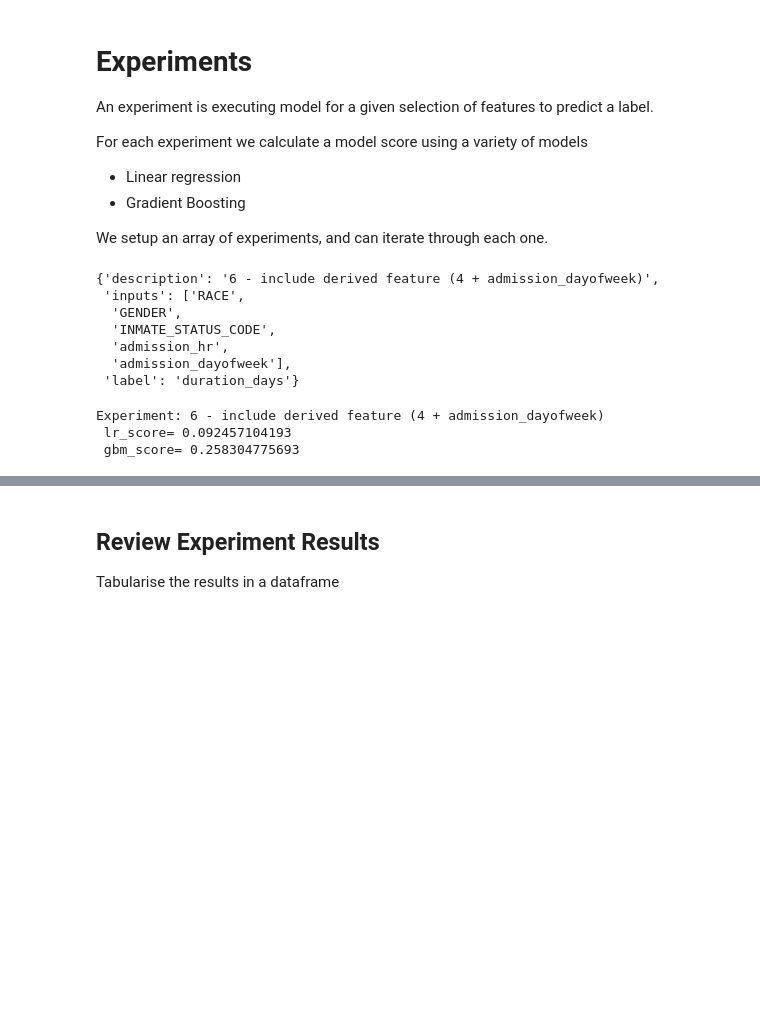
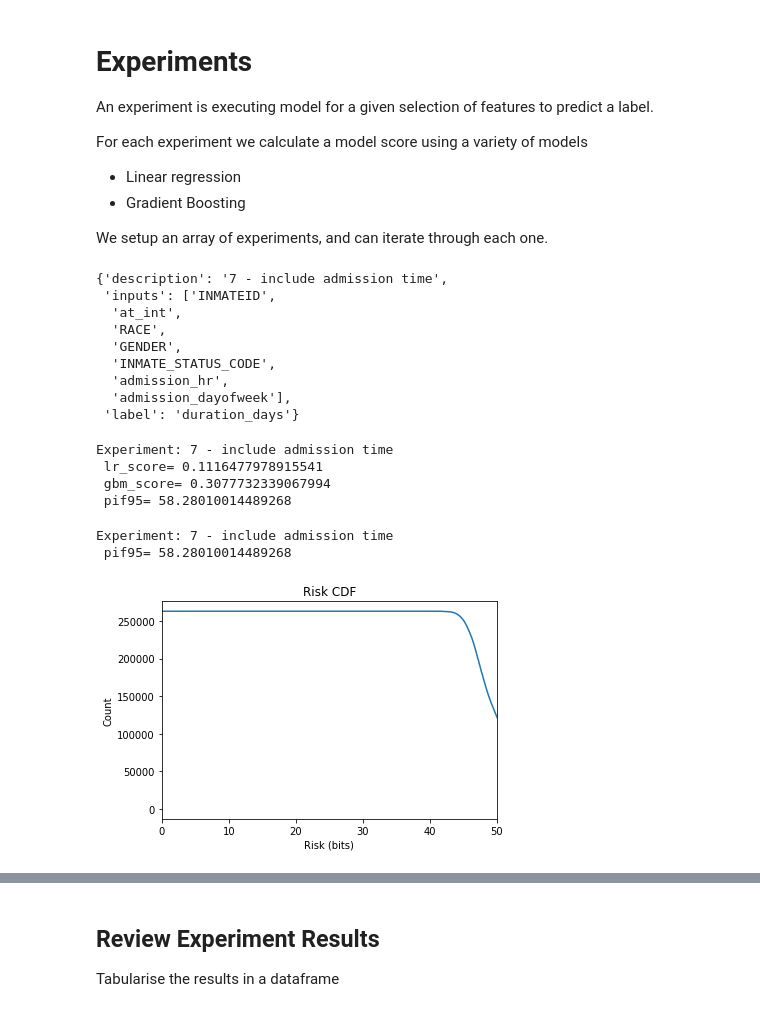
Before and after one commit to kelvinjross/ACSDataSharing, a Jupyter notebook: GBM_First_Private_Model.ipynb, the cells around one changed output, grey strips where cells are left out. Saved outputs shown, nothing was run; the diff lists cells and outputs as text; code cells hidden in the pictures; blank space fills up the shorter version.

```diff
--- a/GBM_First_Private_Model.ipynb
+++ b/GBM_First_Private_Model.ipynb
@@ -342,6 +413,15 @@ experiments = [
         "inputs" : ['RACE', 'GENDER', 'INMATE_STATUS_CODE','admission_hr','admission_dayofweek']
     },
 
+#7
+    {
+        "description" : '7 - include admission time',
+        "label" : 'duration_days',
+        # at_int is the admission time in seconds
+        "inputs" : ['INMATEID', 'at_int', 'RACE', 'GENDER', 'INMATE_STATUS_CODE','admission_hr','admission_dayofweek']
+    },
+
+
 
 ]
 # %%
@@ -398,17 +488,47 @@ def run_experiment(experiment):
         })
+# %%
+def view_experiment_pif(experiment):
+    print('Experiment:',experiment['description'])
+    #print(df.columns)
+    drop_cols = list(set(df.columns) - set(experiment['inputs']))
+
+    # Setup data
+    labels = df[experiment['label']]
+    inputs = df.drop(drop_cols,axis=1)
+    #inputs = df[experiment['inputs']]
+
+    # Calculate PIF risk
+    selected_df = inputs
+    selected_df[experiment['label']] = labels
+    risks = klcalculator.find_risks_for_records(to_dataset(selected_df))
+    pif95 = klcalculator.percentile(klcalculator.find_individual_risks(risks), 95)
+    print(' pif95=', pif95 )
+
+    klcalculator.plot_individual_risk_cdf(klcalculator.find_individual_risks(risks))
+    klcalculator.display_risks(selected_features, selected_risks)
+    klcalculator.display_risks(selected_df.columns, risks)
 # %%
-experiments[6]
+experiments[7]
 # %% [output]
-{'description': '6 - include derived feature (4 + admission_dayofweek)',
- 'inputs': ['RACE',
+{'description': '7 - include admission time',
+ 'inputs': ['INMATEID',
+  'at_int',
+  'RACE',
   'GENDER',
   'INMATE_STATUS_CODE',
   'admission_hr',
   'admission_dayofweek'],
  'label': 'duration_days'}
 # %%
-run_experiment(experiments[6])
+run_experiment(experiments[7])
 # %% [output]
-Experiment: 6 - include derived feature (4 + admission_dayofweek)
- lr_score= 0.092457104193
- gbm_score= 0.258304775693
+Experiment: 7 - include admission time
+ lr_score= 0.1116477978915541
+ gbm_score= 0.3077732339067994
+ pif95= 58.28010014489268
+# %%
+view_experiment_pif(experiments[7])
+# %% [output]
+Experiment: 7 - include admission time
+ pif95= 58.28010014489268
+[figure, added]
```
Also changed, not shown: parts of 18 cells of this notebook.
